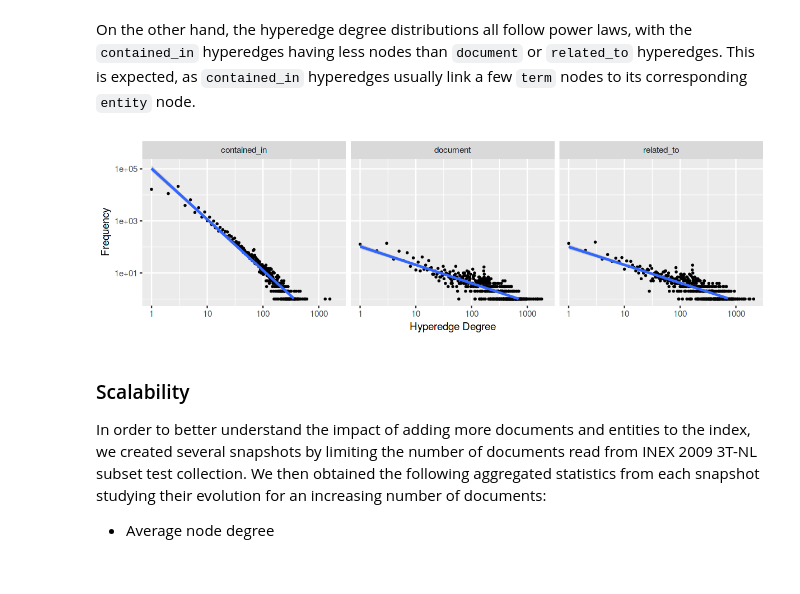
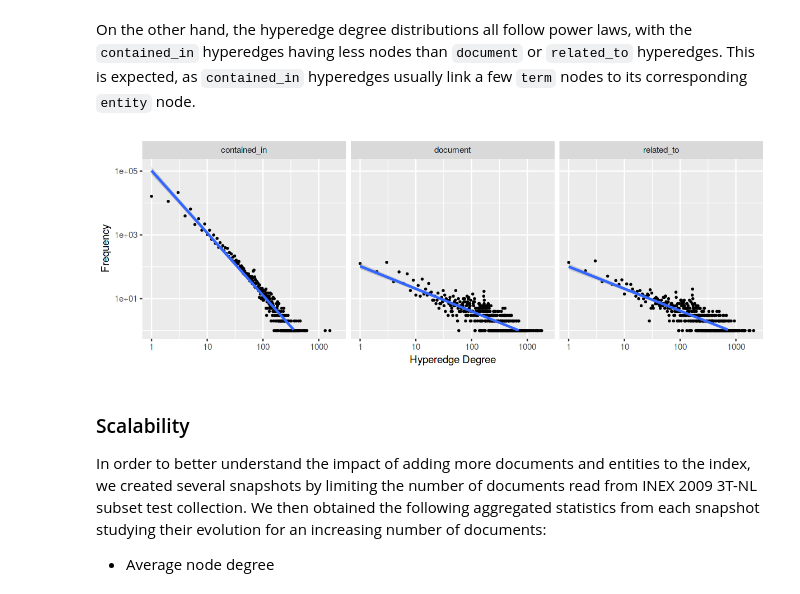
Before and after one commit to feup-infolab/army-ant, a Jupyter notebook: notebooks/hypergraph_of_entity/hypergraph_of_entity.ipynb, the cells around one changed output. Cells and saved outputs as stored; diff of their text form; code cells hidden in the pictures.

```diff
--- a/notebooks/hypergraph_of_entity/hypergraph_of_entity.ipynb
+++ b/notebooks/hypergraph_of_entity/hypergraph_of_entity.ipynb
@@ -130,10 +130,10 @@ plot_degree_per_type(node_degree, "Node Degree") + stat_smooth(method = "gam", f
 # %% [markdown]
 On the other hand, the hyperedge degree distributions all follow power laws, with the `contained_in` hyperedges having less nodes than `document` or `related_to` hyperedges. This is expected, as `contained_in` hyperedges usually link a few `term` nodes to its corresponding `entity` node.
 # %%
-options(repr.plot.width=10, repr.plot.height=3)
+options(repr.plot.width=10, repr.plot.height=3.5)
 plot_degree_per_type(edge_degree, "Hyperedge Degree") + stat_smooth(method="lm")
 # %% [output]
-[figure, old version]
+[figure, new version]
 # %% [markdown]
 ### Scalability
 
```
Also changed, not shown: parts of 5 cells of this notebook, 2 other files.
